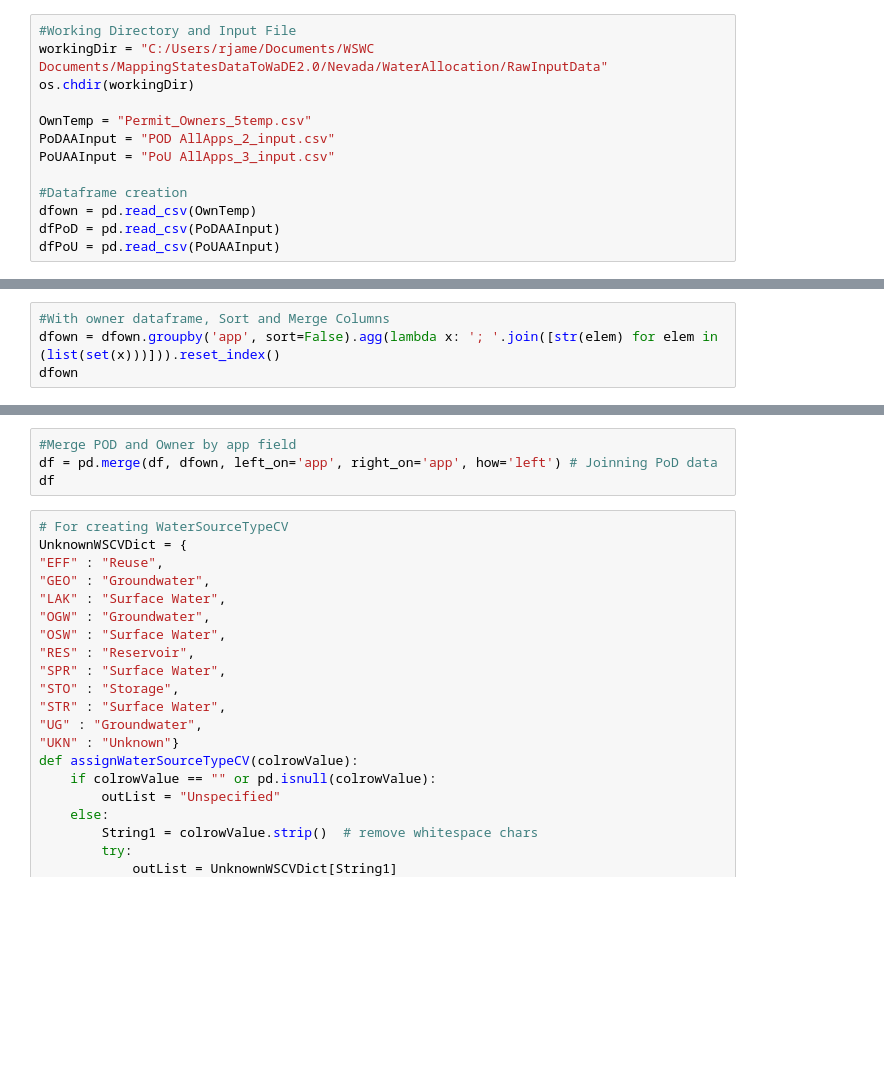
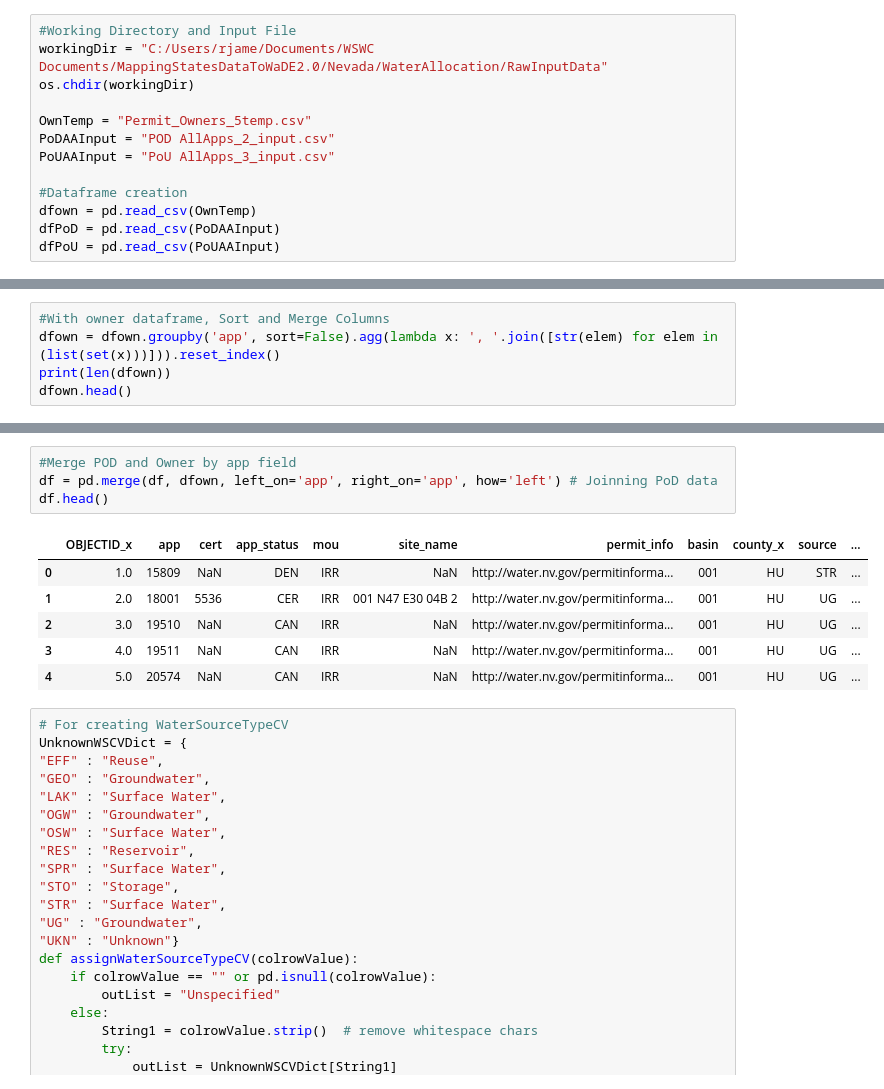
Before and after one commit to WSWCWaterDataExchange/MappingStatesDataToWaDE2.0, a Jupyter notebook: Nevada/WaterAllocation/0_PreProcessNevadaAllocationData.ipynb, the cells around one changed output, grey strips where cells are left out. Saved outputs shown, nothing was run; the diff lists cells and outputs as text; blank space fills up the shorter version.

```diff
--- a/Nevada/WaterAllocation/0_PreProcessNevadaAllocationData.ipynb
+++ b/Nevada/WaterAllocation/0_PreProcessNevadaAllocationData.ipynb
@@ -47,4 +67,5 @@ df
 # %%
 #With owner dataframe, Sort and Merge Columns
-dfown = dfown.groupby('app', sort=False).agg(lambda x: '; '.join([str(elem) for elem in (list(set(x)))])).reset_index()
-dfown
+dfown = dfown.groupby('app', sort=False).agg(lambda x: ', '.join([str(elem) for elem in (list(set(x)))])).reset_index()
+print(len(dfown))
+dfown.head()
@@ -51,7 +80,14 @@ dfown
 # %%
 #Merge POD and Owner by app field
 df = pd.merge(df, dfown, left_on='app', right_on='app', how='left') # Joinning PoD data
-df
+df.head()
+# %% [output]
+|  | OBJECTID_x | app | cert | app_status | mou | site_name | permit_info | basin | county_x | source | ... |
+| 0 | 1.0 | 15809 | NaN | DEN | IRR | NaN | http://water.nv.gov/permitinforma... | 001 | HU | STR | ... |
+| 1 | 2.0 | 18001 | 5536 | CER | IRR | 001 N47 E30 04B 2 | http://water.nv.gov/permitinforma... | 001 | HU | UG | ... |
+| 2 | 3.0 | 19510 | NaN | CAN | IRR | NaN | http://water.nv.gov/permitinforma... | 001 | HU | UG | ... |
+| 3 | 4.0 | 19511 | NaN | CAN | IRR | NaN | http://water.nv.gov/permitinforma... | 001 | HU | UG | ... |
+| 4 | 5.0 | 20574 | NaN | CAN | IRR | NaN | http://water.nv.gov/permitinforma... | 001 | HU | UG | ... |
 # %%
 # For creating WaterSourceTypeCV
 UnknownWSCVDict = {
```
Also changed, not shown: parts of 9 cells of this notebook, 12 other files.
